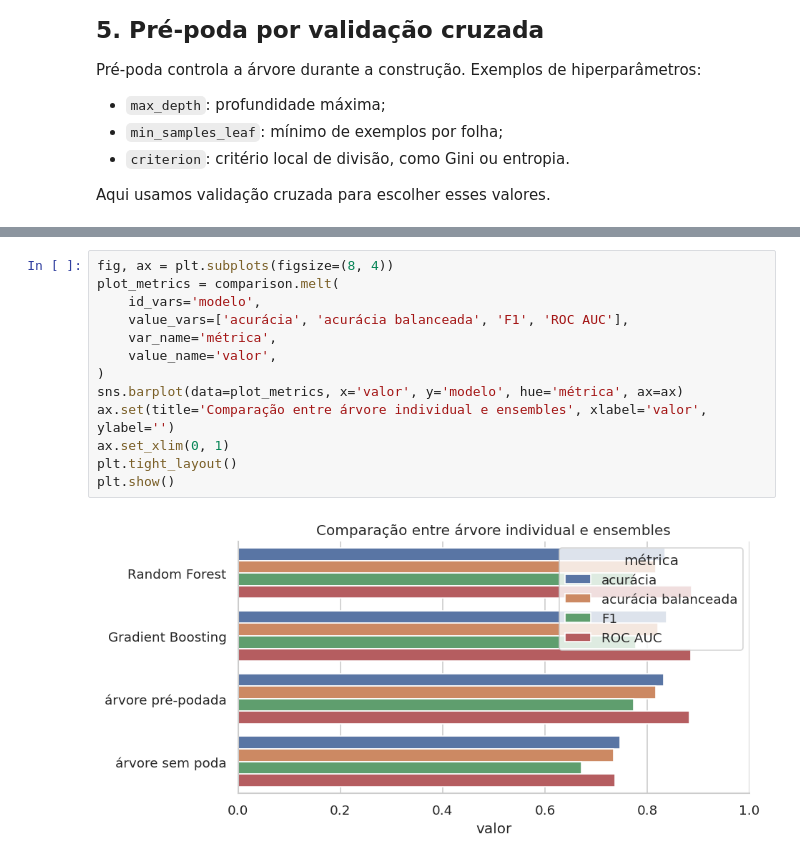
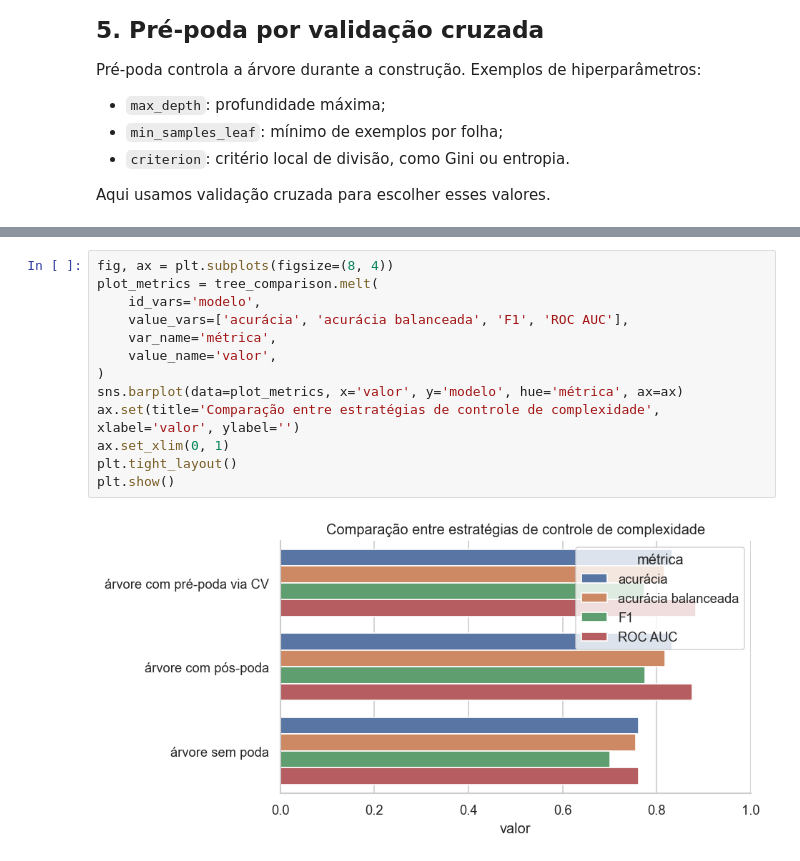
Before and after one commit to AILAB-CEFET-RJ/gcc1734, a Jupyter notebook: src/am/03_am_secao_5_arvores_titanic.ipynb, the cells around one changed output, grey strips where cells are left out. Drawn from its saved outputs; the diff is of its cells as text.

```diff
--- a/src/am/03_am_secao_5_arvores_titanic.ipynb
+++ b/src/am/03_am_secao_5_arvores_titanic.ipynb
@@ -644,15 +665,15 @@ comparison
 # %%
 fig, ax = plt.subplots(figsize=(8, 4))
-plot_metrics = comparison.melt(
+plot_metrics = tree_comparison.melt(
     id_vars='modelo',
     value_vars=['acurácia', 'acurácia balanceada', 'F1', 'ROC AUC'],
     var_name='métrica',
     value_name='valor',
 )
 sns.barplot(data=plot_metrics, x='valor', y='modelo', hue='métrica', ax=ax)
-ax.set(title='Comparação entre árvore individual e ensembles', xlabel='valor', ylabel='')
+ax.set(title='Comparação entre estratégias de controle de complexidade', xlabel='valor', ylabel='')
 ax.set_xlim(0, 1)
 plt.tight_layout()
 plt.show()
 # %% [output]
-[figure, old version]
+[figure, new version]
```
Also changed, not shown: parts of 23 cells of this notebook, 7 other files.
